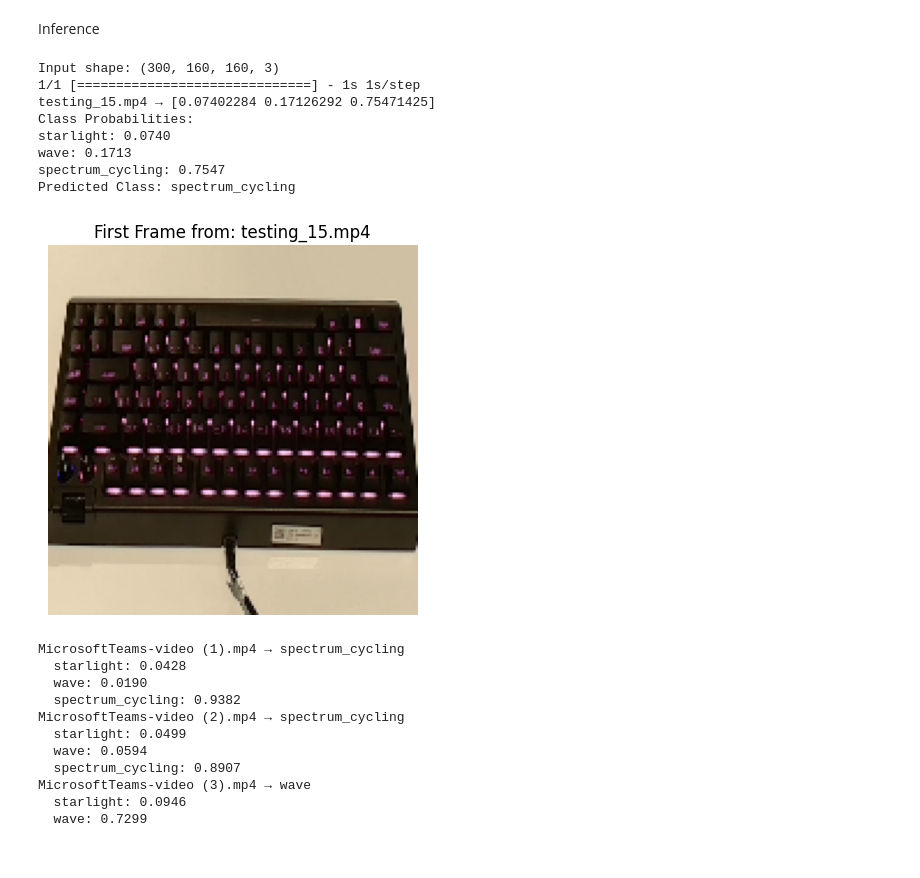
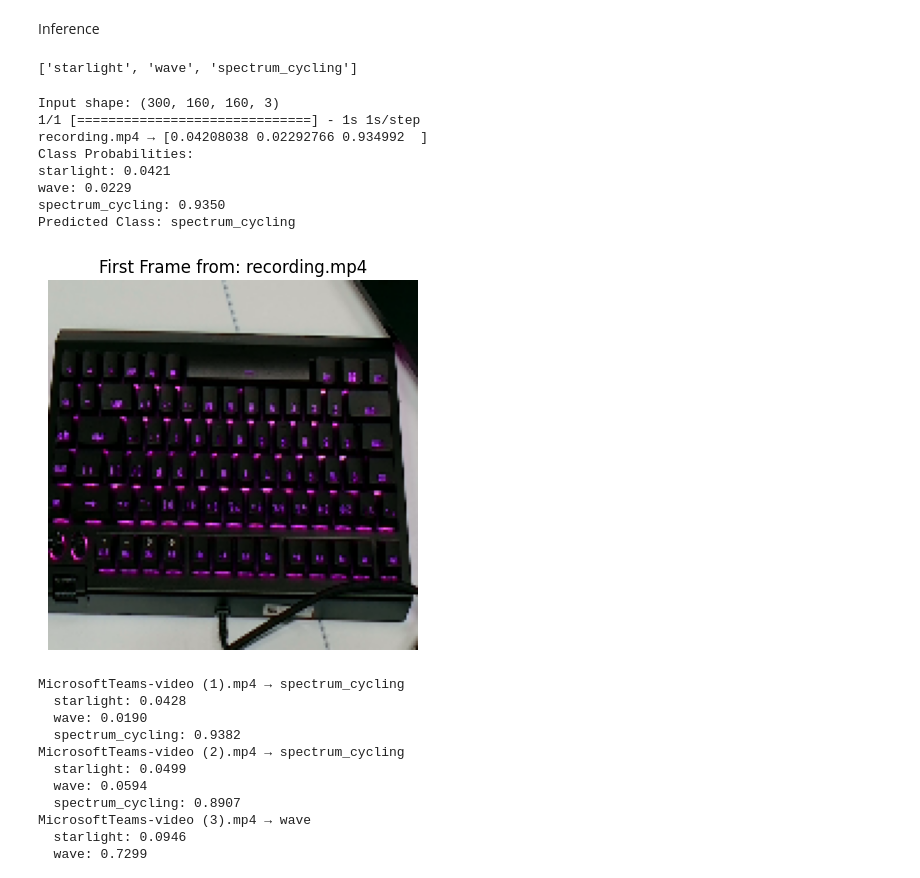
Before and after one commit to YinYuTan/cv_automation, a Jupyter notebook: jupyter_files/video_recognition/10s_pattern.ipynb, the cells around one changed output. Saved outputs shown, nothing was run; the diff lists cells and outputs as text; code cells hidden in the pictures.

```diff
--- a/jupyter_files/video_recognition/10s_pattern.ipynb
+++ b/jupyter_files/video_recognition/10s_pattern.ipynb
@@ -472,6 +472,10 @@ Built with CUDA: 64_112
 Built with cuDNN: 64_8
 # %% [markdown]
 Inference
+# %%
+print(test_gen.class_names)
+# %% [output]
+['starlight', 'wave', 'spectrum_cycling']
 # %%
 import numpy as np
 from pathlib import Path
@@ -484,44 +488,44 @@ model = load_model(model_path)
 # path = base_path / "Robot" / "pictures" / "testt_31.mp4"
 # path = base_path / "Robot" / "pictures" / "MicrosoftTeams-video (9).mp4"
 # path = base_path / "Robot" / "pictures" / "test_27.mp4"
-path = base_path / "Robot" / "pictures" / "testing_15.mp4"
+path = base_path / "Robot" / "pictures" / "recording.mp4"
 
 # Load and preprocess frame
 frames = test_gen.load_video_frames(path)
 print("Input shape:", frames.shape)  # Debug
 
 # Expand dims for batch
 input_tensor = np.expand_dims(frames, axis=0)  # (1, frames, img_size, img_size, 3)
 
 # Predict
 pred_probs = model.predict(input_tensor)[0]
 
 # Output
 print(f"{path.name} → {pred_probs}")
 print("Class Probabilities:")
 for i, prob in enumerate(pred_probs):
     print(f"{test_gen.class_names[i]}: {prob:.4f}")
 
 print(f"Predicted Class: {test_gen.class_names[np.argmax(pred_probs)]}")
 
 import matplotlib.pyplot as plt
 
 first_frame = frames[0]  # Shape: (img_size, img_size, 3)
 
 plt.imshow(first_frame)
 plt.title(f"First Frame from: {path.name}")
 plt.axis('off')
 plt.show()
 # %% [output]
 Input shape: (300, 160, 160, 3)
 1/1 [==============================] - 1s 1s/step
-testing_15.mp4 → [0.07402284 0.17126292 0.75471425]
+recording.mp4 → [0.04208038 0.02292766 0.934992  ]
 Class Probabilities:
-starlight: 0.0740
-wave: 0.1713
-spectrum_cycling: 0.7547
+starlight: 0.0421
+wave: 0.0229
+spectrum_cycling: 0.9350
 Predicted Class: spectrum_cycling
-[figure, old version]
+[figure, new version]
 # %%
 import numpy as np
 from pathlib import Path
```
Also changed, not shown: parts of 1 cell of this notebook, 34 other files.
